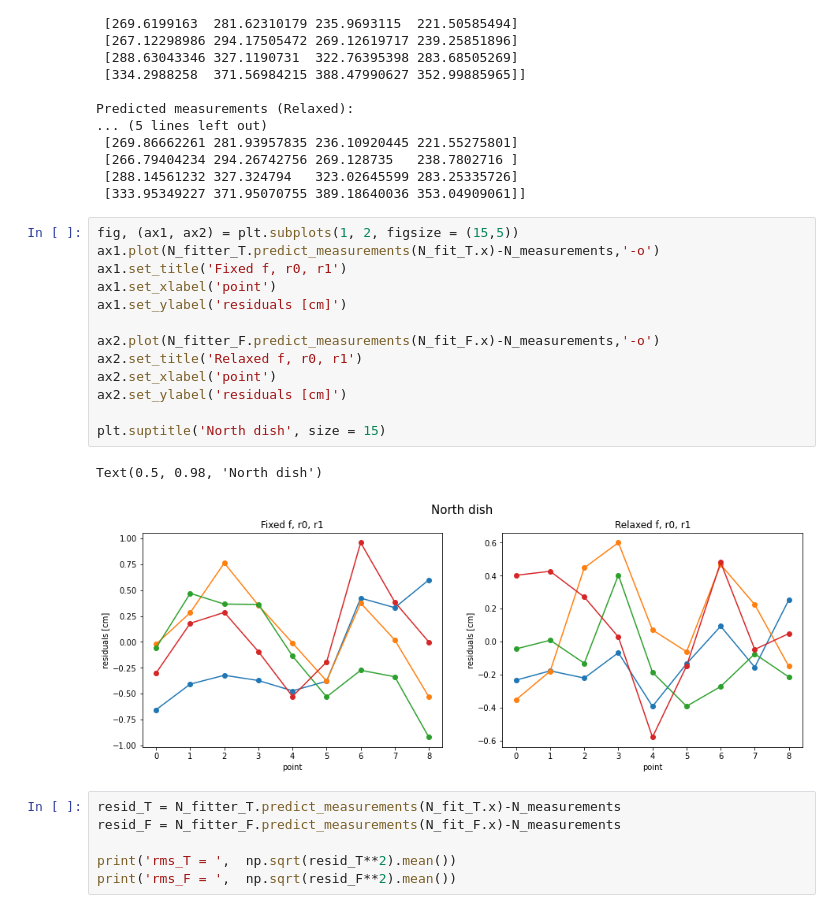
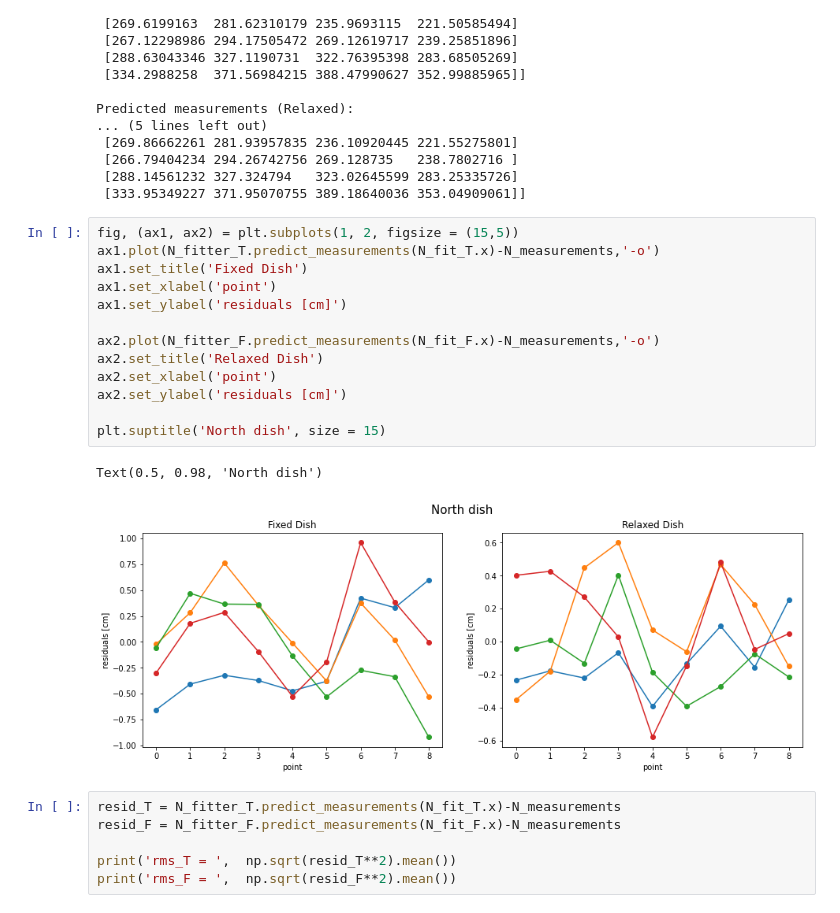
Before and after one commit to bmxdemo/bmxhacks, a Jupyter notebook: geometry_tape_fit.ipynb, the cells around one changed output. Saved outputs shown, nothing was run; the diff lists cells and outputs as text.

```diff
--- a/geometry_tape_fit.ipynb
+++ b/geometry_tape_fit.ipynb
@@ -211,19 +211,19 @@ Predicted measurements (Relaxed):
 # %%
 fig, (ax1, ax2) = plt.subplots(1, 2, figsize = (15,5))
 ax1.plot(N_fitter_T.predict_measurements(N_fit_T.x)-N_measurements,'-o')
-ax1.set_title('Fixed f, r0, r1')
+ax1.set_title('Fixed Dish')
 ax1.set_xlabel('point')
 ax1.set_ylabel('residuals [cm]')
 
 ax2.plot(N_fitter_F.predict_measurements(N_fit_F.x)-N_measurements,'-o')
-ax2.set_title('Relaxed f, r0, r1')
+ax2.set_title('Relaxed Dish')
 ax2.set_xlabel('point')
 ax2.set_ylabel('residuals [cm]')
 
 plt.suptitle('North dish', size = 15)
 # %% [output]
 Text(0.5, 0.98, 'North dish')
-[figure, old version]
+[figure, new version]
 # %%
 resid_T = N_fitter_T.predict_measurements(N_fit_T.x)-N_measurements
 resid_F = N_fitter_F.predict_measurements(N_fit_F.x)-N_measurements
```
Also changed, not shown: parts of 6 cells of this notebook.
